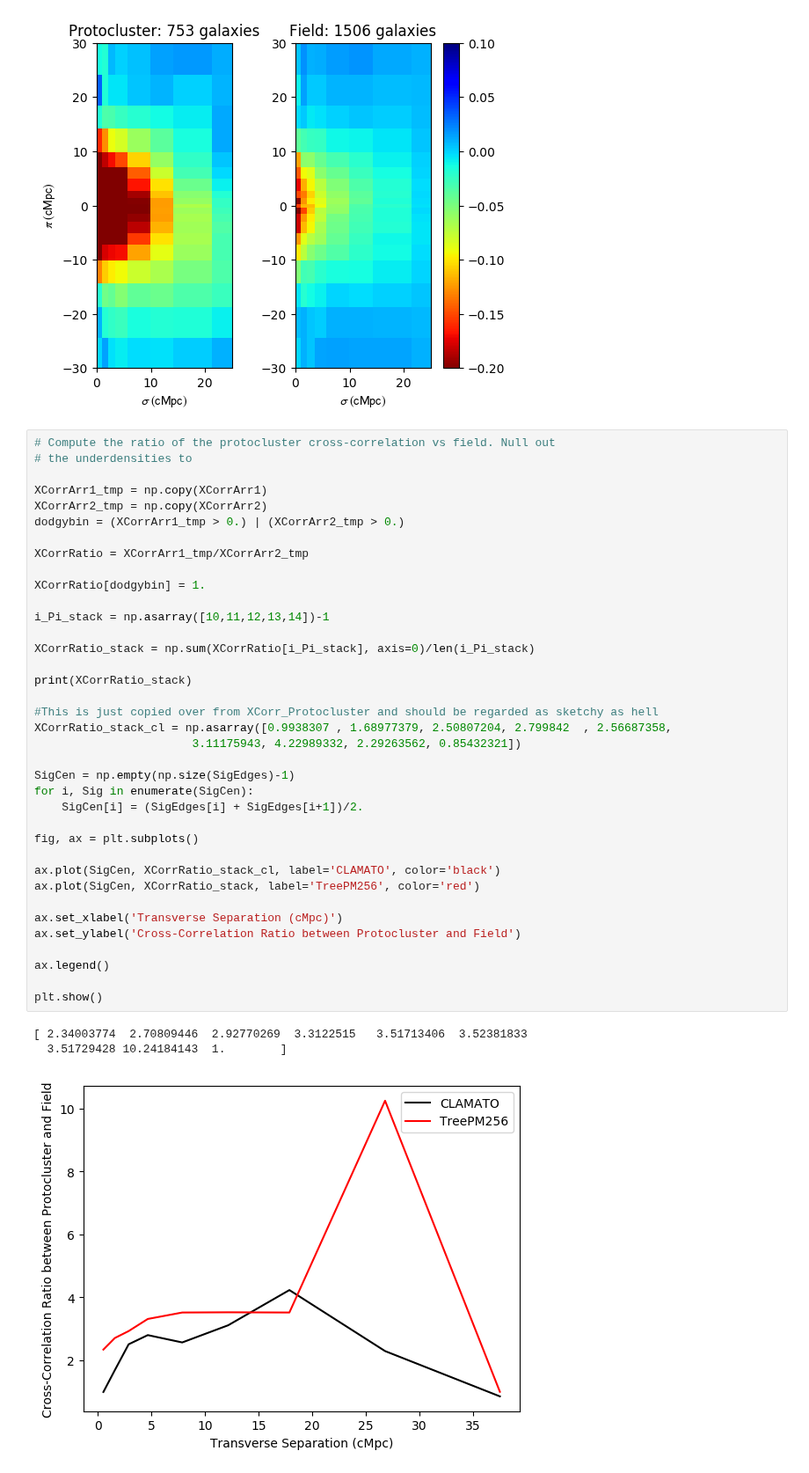
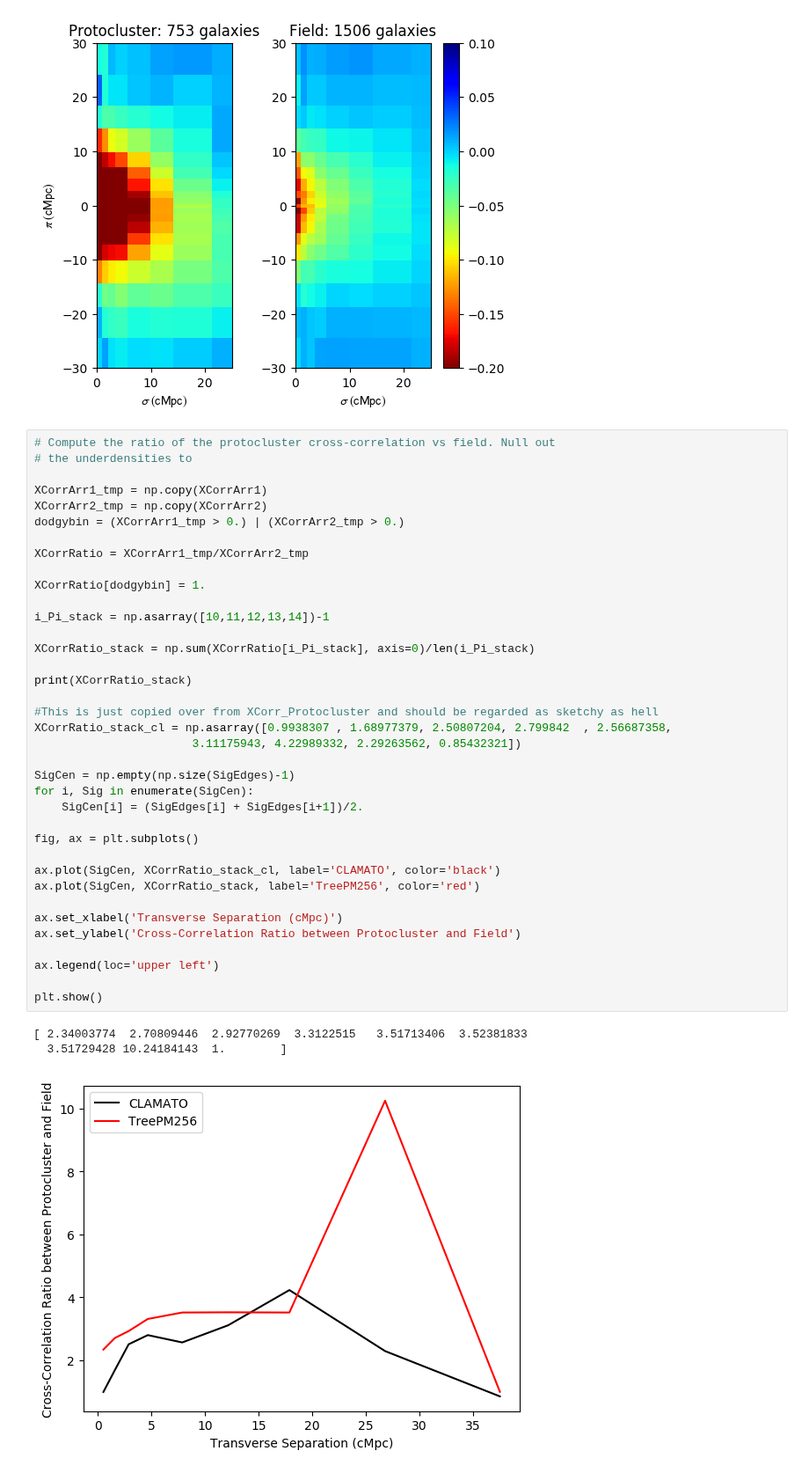
Before and after one commit to kheegan/crosscorr2017, a Jupyter notebook: XCorr_SimProtoCluster.ipynb, the cells around one changed output. Shown at 88% size. Cells and saved outputs as stored; diff of their text form.

```diff
--- a/XCorr_SimProtoCluster.ipynb
+++ b/XCorr_SimProtoCluster.ipynb
@@ -273,32 +273,32 @@ XCorrRatio = XCorrArr1_tmp/XCorrArr2_tmp
 
 XCorrRatio[dodgybin] = 1.
 
 i_Pi_stack = np.asarray([10,11,12,13,14])-1
 
 XCorrRatio_stack = np.sum(XCorrRatio[i_Pi_stack], axis=0)/len(i_Pi_stack)
 
 print(XCorrRatio_stack)
 
 #This is just copied over from XCorr_Protocluster and should be regarded as sketchy as hell
 XCorrRatio_stack_cl = np.asarray([0.9938307 , 1.68977379, 2.50807204, 2.799842  , 2.56687358,
                        3.11175943, 4.22989332, 2.29263562, 0.85432321])
 
 SigCen = np.empty(np.size(SigEdges)-1)
 for i, Sig in enumerate(SigCen):
     SigCen[i] = (SigEdges[i] + SigEdges[i+1])/2.
 
 fig, ax = plt.subplots()
 
 ax.plot(SigCen, XCorrRatio_stack_cl, label='CLAMATO', color='black')
 ax.plot(SigCen, XCorrRatio_stack, label='TreePM256', color='red')
 
 ax.set_xlabel('Transverse Separation (cMpc)')
 ax.set_ylabel('Cross-Correlation Ratio between Protocluster and Field')
 
-ax.legend()
+ax.legend(loc='upper left')
 
 plt.show()
 # %% [output]
 [ 2.34003774  2.70809446  2.92770269  3.3122515   3.51713406  3.52381833
   3.51729428 10.24184143  1.        ]
-[figure, old version]
+[figure, new version]
```
Also changed, not shown: 1 other file.
